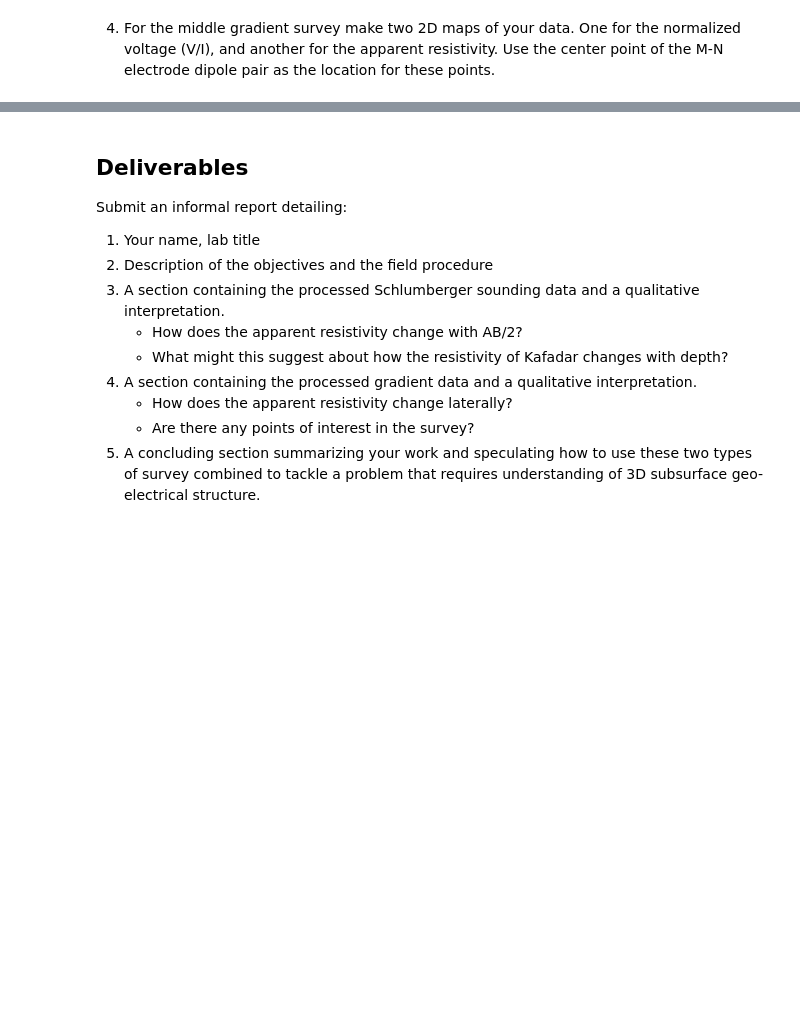
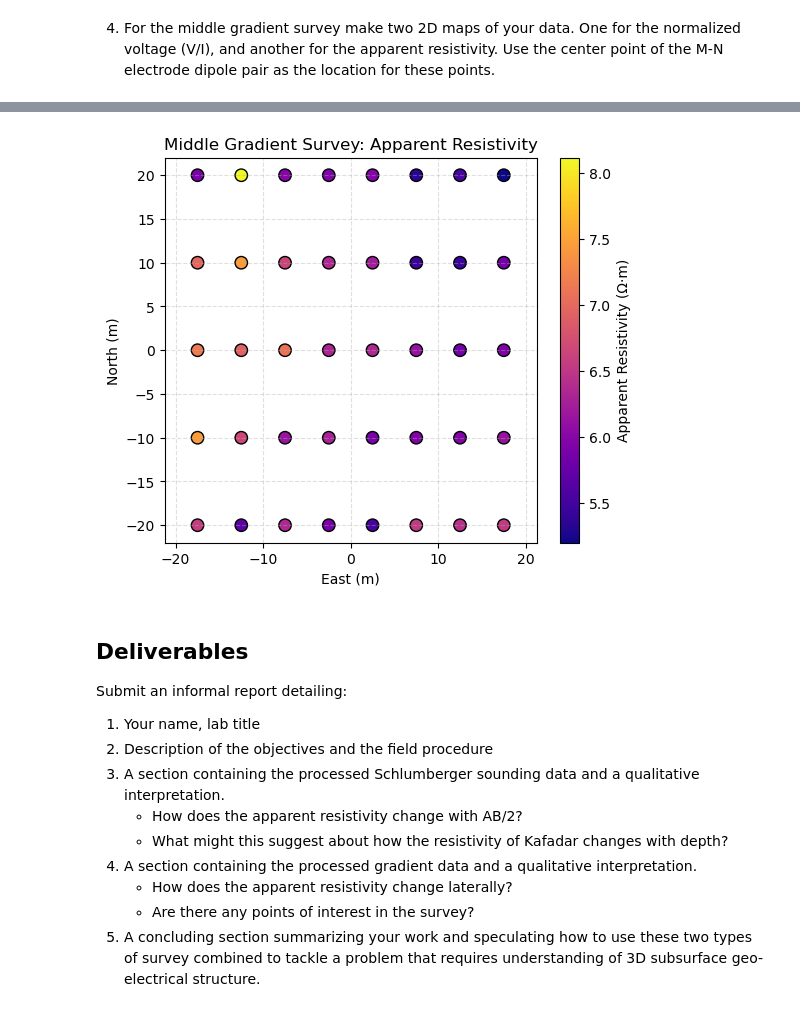
Before and after one commit to lillian-hanson/gpgn-318-328-notebooks, a Jupyter notebook: Labs/resitivity/08-Lab-Work.ipynb, the cells around one changed output, grey strips where cells are left out. Saved outputs shown, nothing was run; the diff lists cells and outputs as text; code cells hidden in the pictures; blank space fills up the shorter version.

```diff
--- a/Labs/resitivity/08-Lab-Work.ipynb
+++ b/Labs/resitivity/08-Lab-Work.ipynb
@@ -67,3 +150,18 @@ TypeError: 'module' object is not callable
+# %%
+# apparent resistivity
+
+plt.figure(figsize=(6,5))
+sc2 = plt.scatter(grad['MN_center_east'], grad['MN_center_north'],
+                  c=grad['Apparent Resistivity (ohm·m)'], cmap='plasma', s=80, edgecolor='k')
+plt.colorbar(sc2, label='Apparent Resistivity (Ω·m)')
+plt.xlabel('East (m)')
+plt.ylabel('North (m)')
+plt.title('Middle Gradient Survey: Apparent Resistivity')
+plt.axis('equal')
+plt.grid(True, ls='--', alpha=0.4)
+plt.show()
+# %% [output]
+[figure, added]
 # %% [markdown]
 ## Deliverables
 Submit an informal report detailing:
```
Also changed, not shown: parts of 13 cells of this notebook.
